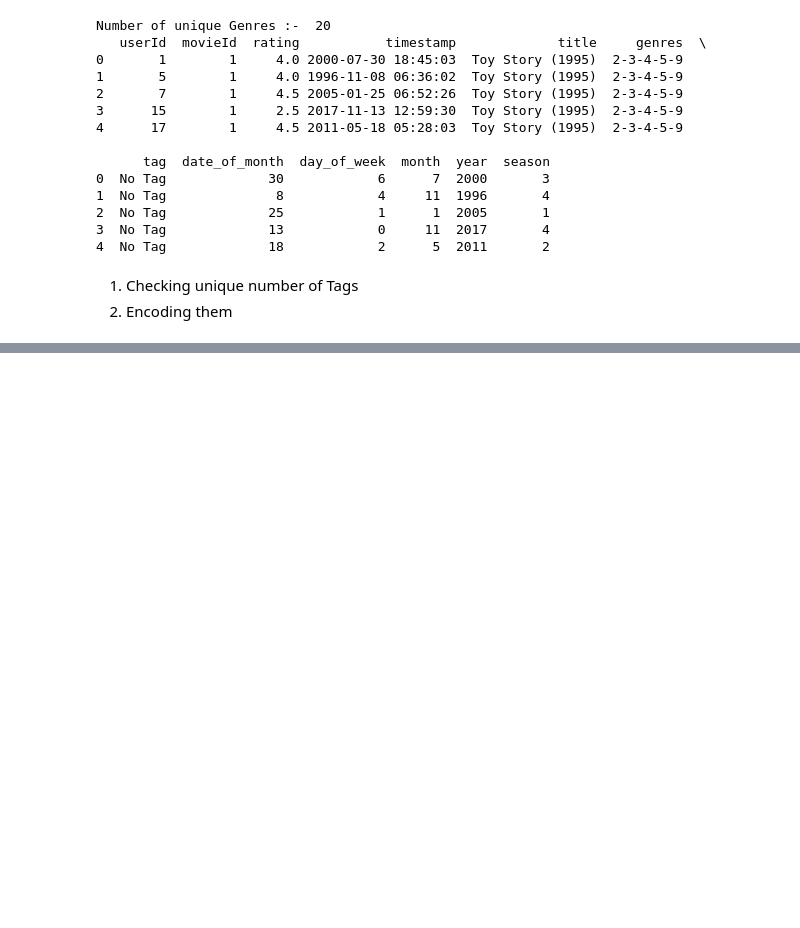
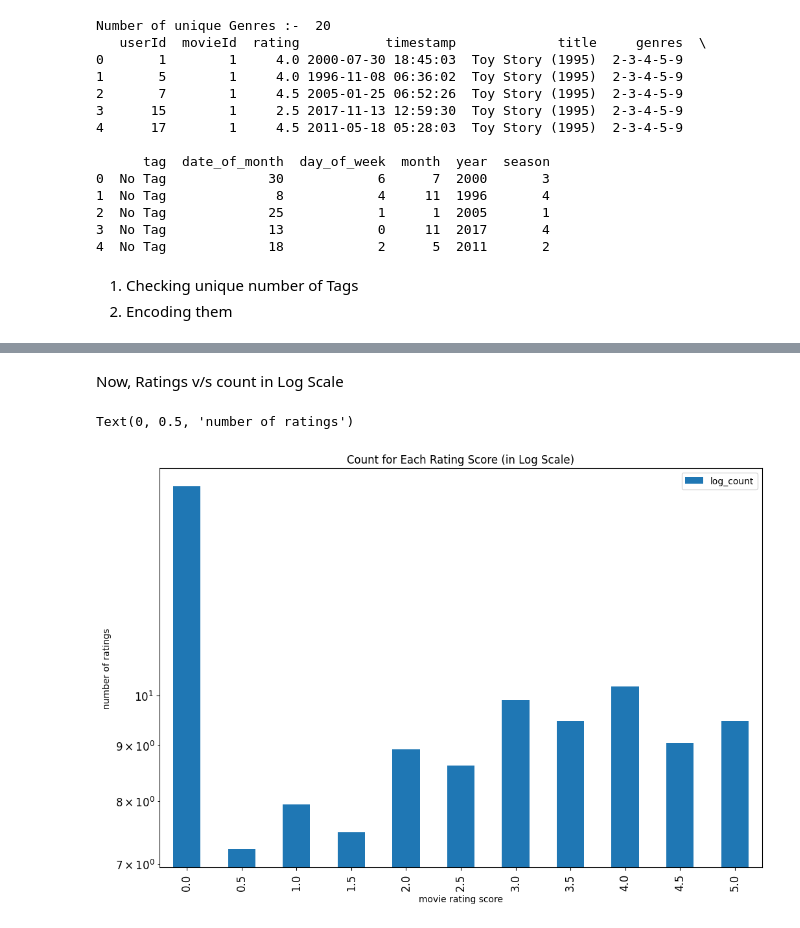
Before and after one commit to b22cs068/Movie-Recommendor-System, a Jupyter notebook: PROJECT_ARMAN.ipynb, the cells around one changed output, grey strips where cells are left out. Saved outputs shown, nothing was run; the diff lists cells and outputs as text; code cells hidden in the pictures; blank space fills up the shorter version.

```diff
--- a/PROJECT_ARMAN.ipynb
+++ b/PROJECT_ARMAN.ipynb
@@ -381,0 +651,14 @@ The following movies are recommended for user 5 :
+# %%
+total_count = num_items * num_users
+zero_count = total_count-merged_dataset.shape[0]
+zero_count
+
+import pandas as pd
+
+# Assuming rating_count_df is defined and zero_count is defined
+# Append using pd.concat instead of DataFrame.append
+rating_count_df = pd.concat(
+    [rating_count_df, pd.DataFrame({'count': zero_count}, index=[0.0])],
+    ignore_index=False
+).sort_index()
+print(rating_count_df)
@@ -381,0 +680,6 @@ The following movies are recommended for user 5 :
+# %%
+# add log count
+rating_count_df['log_count'] = np.log(rating_count_df['count'])
+
+rating_count_df = rating_count_df.reset_index().rename(columns={'index': 'rating score'})
+rating_count_df
@@ -381,0 +699,13 @@ The following movies are recommended for user 5 :
+# %% [markdown]
+Now, Ratings v/s count in Log Scale
+# %%
+ax = rating_count_df.plot('rating score', 'log_count', 'bar', figsize=(12, 8),
+    title='Count for Each Rating Score (in Log Scale)',
+    logy=True,
+    fontsize=12,)
+
+ax.set_xlabel("movie rating score")
+ax.set_ylabel("number of ratings")
+# %% [output]
+Text(0, 0.5, 'number of ratings')
+[figure, added]
```
Also changed, not shown: parts of 58 cells of this notebook.
